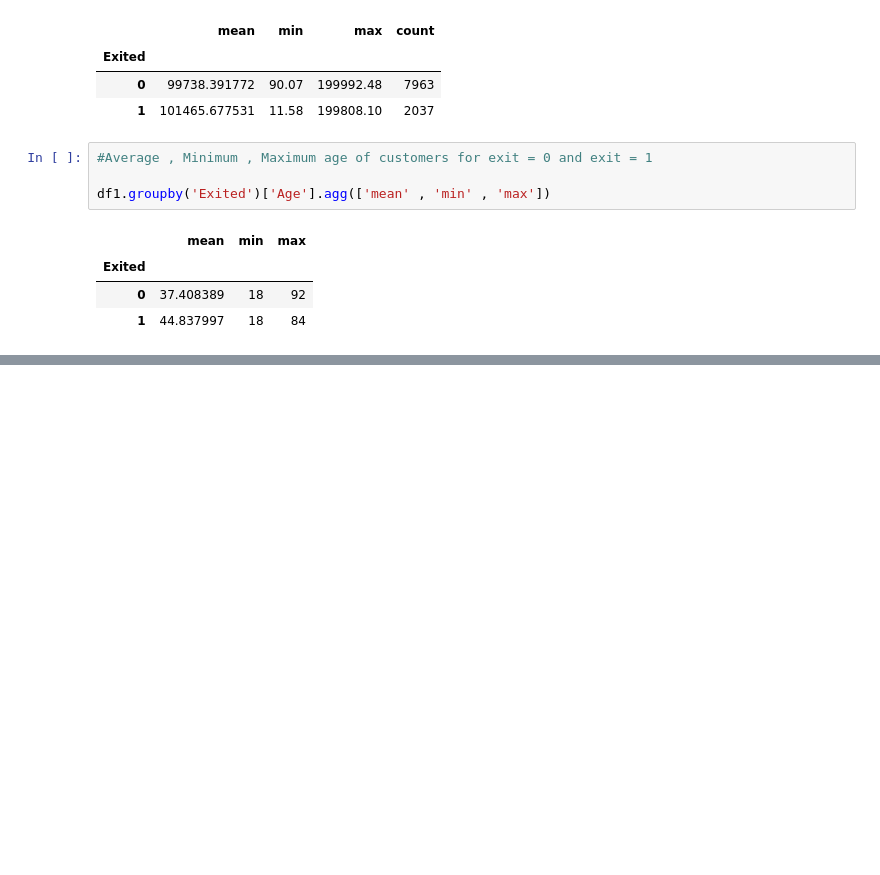
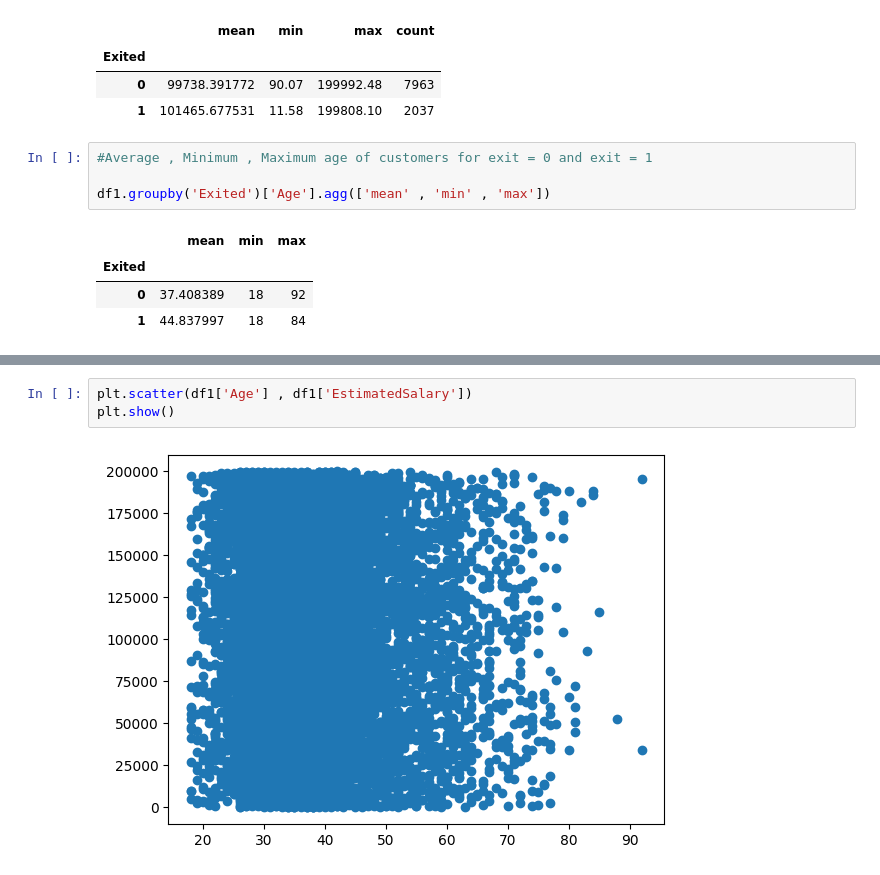
Before and after one commit to bipulshahi/polytechnic_barh, a Jupyter notebook: Python_ML_2.ipynb, the cells around one changed output, grey strips where cells are left out. Cells and saved outputs as stored; diff of their text form; blank space fills up the shorter version.

```diff
--- a/Python_ML_2.ipynb
+++ b/Python_ML_2.ipynb
@@ -351,0 +367,5 @@ df1.groupby('Exited')['Age'].agg(['mean' , 'min' , 'max'])
+# %%
+plt.scatter(df1['Age'] , df1['EstimatedSalary'])
+plt.show()
+# %% [output]
+[figure, added]
```
Also changed, not shown: parts of 14 cells of this notebook.
